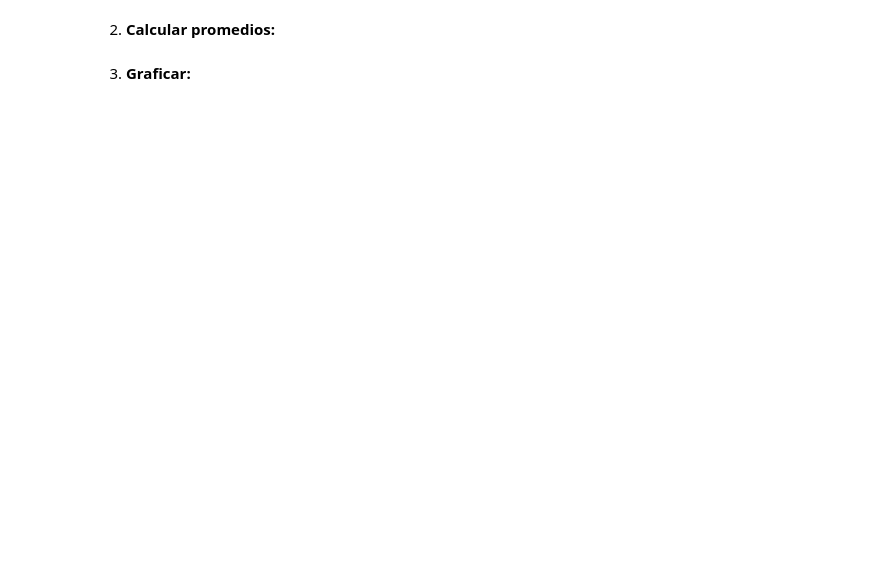
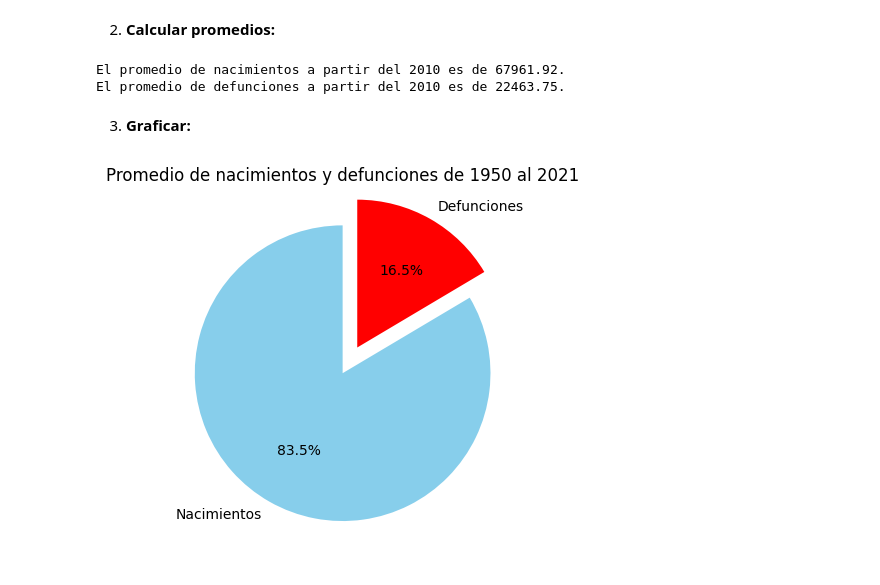
Before and after one commit to marivilla93/Programacion-Python-Basico-GRUPO-1---6181133432, a Jupyter notebook: Estudiantes/Mariana V/NOTEBOOKS CLASES/CLASE 10/Tarea/Tarea Semana 12.ipynb, the cells around one changed output. Drawn from its saved outputs; the diff is of its cells as text; code cells hidden in the pictures; blank space fills up the shorter version.

```diff
--- a/Estudiantes/Mariana V/NOTEBOOKS CLASES/CLASE 10/Tarea/Tarea Semana 12.ipynb
+++ b/Estudiantes/Mariana V/NOTEBOOKS CLASES/CLASE 10/Tarea/Tarea Semana 12.ipynb
@@ -219,2 +279,14 @@ ultimo_anio = df[df['Año'] == df['Año'].max()]
+# %%
+#df_filtrado= df[(df['Año']>=1950) & (df['Año]<2021)] Para rango
+
+df_filtrado= df[df['Año']>=2010]
+promedio_nacimientos= df_filtrado['Nacimientos'].mean()
+promedio_defunciones= df_filtrado['Defunciones'].mean()
+print (f'El promedio de nacimientos a partir del 2010 es de {promedio_nacimientos:.2f}.')
+
+print (f'El promedio de defunciones a partir del 2010 es de {promedio_defunciones:.2f}.')
+# %% [output]
+El promedio de nacimientos a partir del 2010 es de 67961.92.
+El promedio de defunciones a partir del 2010 es de 22463.75.
 # %% [markdown]
 3. **Graficar:**
@@ -222,0 +293,15 @@ ultimo_anio = df[df['Año'] == df['Año'].max()]
+# %%
+df_filtrado= df[(df['Año']>=1950) & (df['Año']<2021)]
+
+promedio_nacimientos= df_filtrado['Nacimientos'].mean()
+promedio_defunciones= df_filtrado['Defunciones'].mean()
+eje_x=['Nacimientos', 'Defunciones'] #etiquetas
+data= [promedio_nacimientos,promedio_defunciones]
+
+color=['skyblue','red']
+
+plt.pie(data, [0,0.2], eje_x, color, autopct='%1.1f%%', startangle=90)
+plt.title (f'Promedio de nacimientos y defunciones de 1950 al 2021')
+plt.show()
+# %% [output]
+[figure, added]
```
Also changed, not shown: parts of 10 cells of this notebook.
